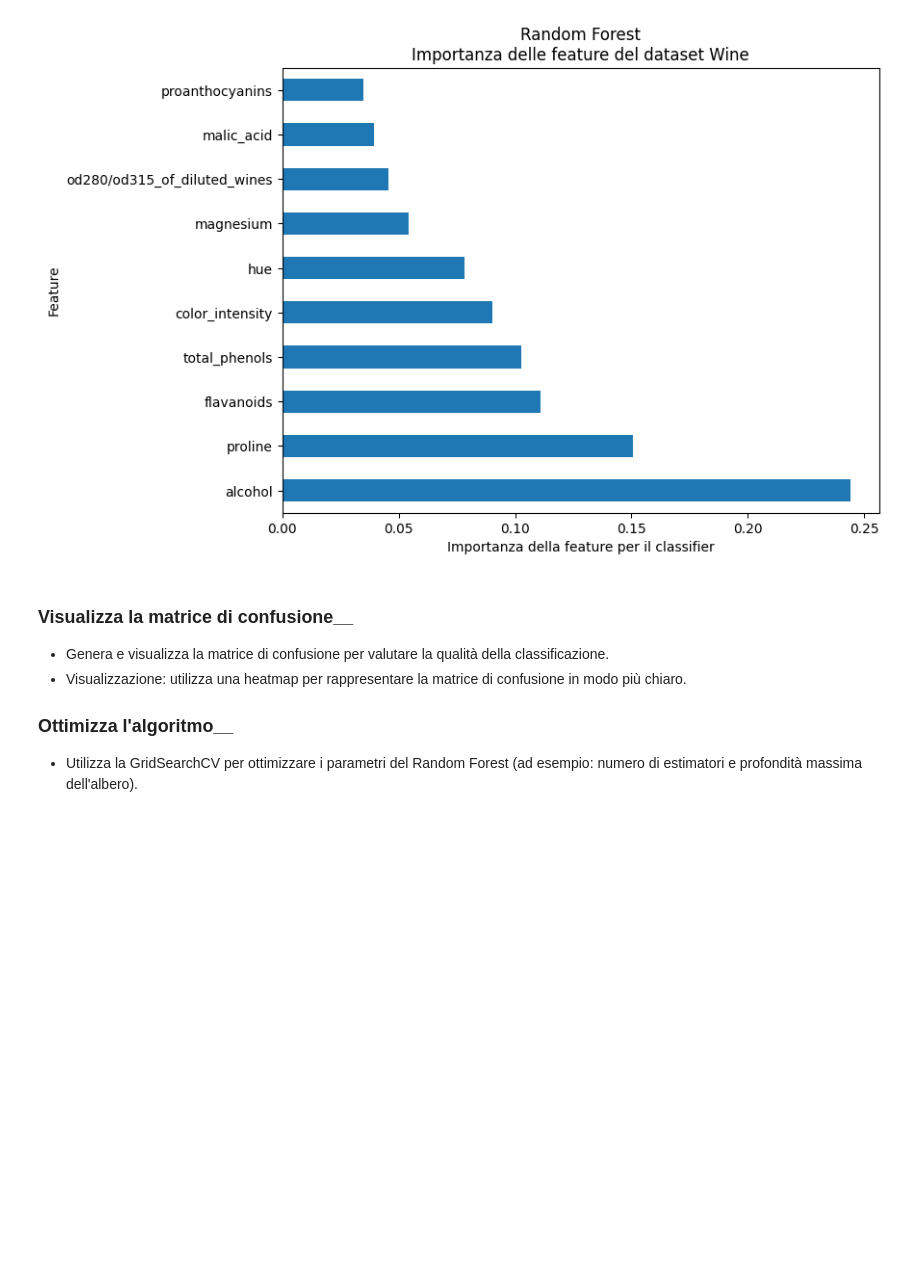
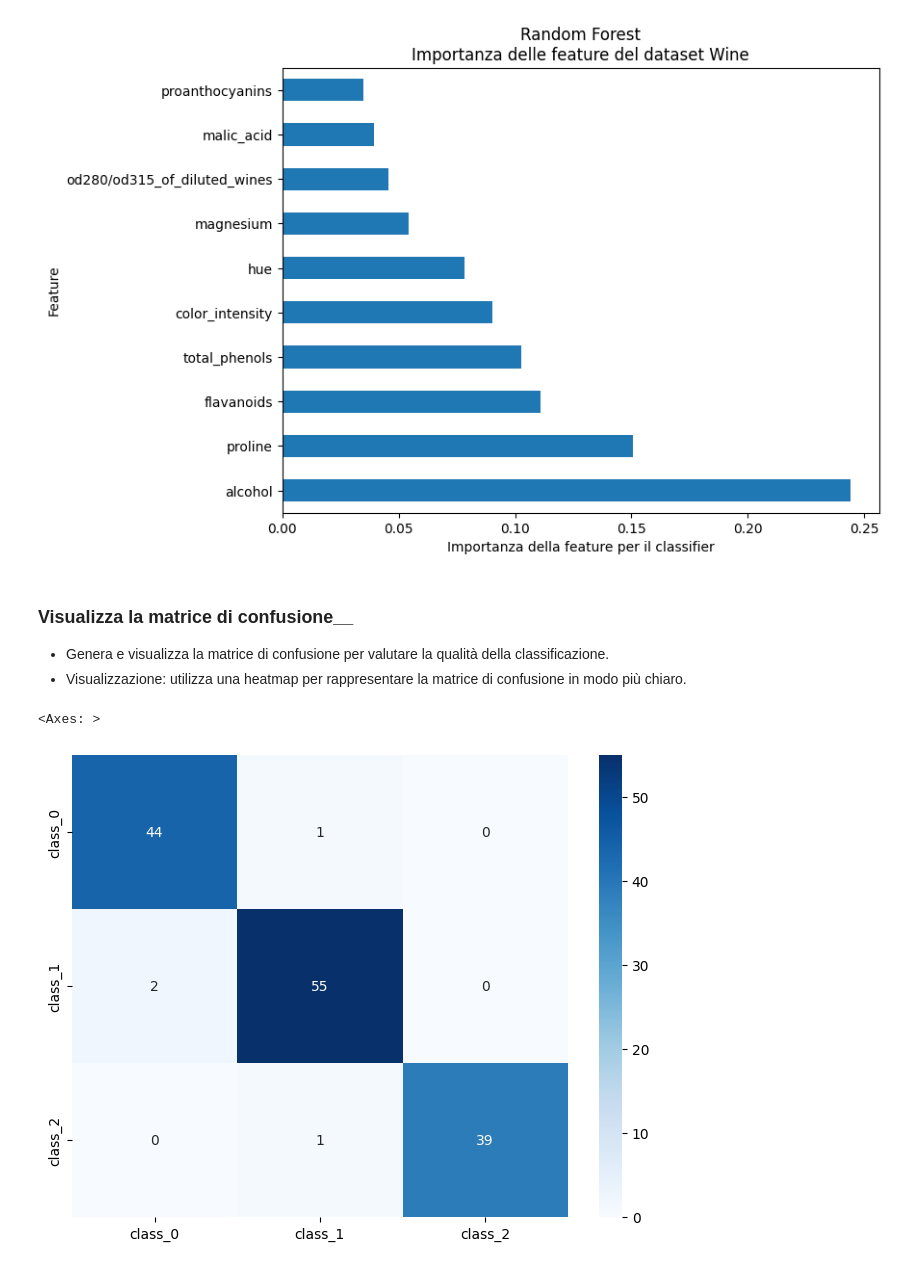
Before and after one commit to AlessioGFerraioli/esercizi, a Jupyter notebook: 2024.11.26/es_wine_scikit2.ipynb, the cells around one changed output. Cells and saved outputs as stored; diff of their text form; code cells hidden in the pictures; blank space fills up the shorter version.

```diff
--- a/2024.11.26/es_wine_scikit2.ipynb
+++ b/2024.11.26/es_wine_scikit2.ipynb
@@ -146,7 +146,12 @@ X_test, X_train, y_test, y_train = train_test_split(X_scaled, y, test_size=0.2,
    - Utilizza un modello RandomForestClassifier per la classificazione.
 # %%
 # create RandomForestClassifier model
-model = RandomForestClassifier(n_estimators=100, max_depth=None, random_state=420)
+n_estimators = 100
+max_depth = None
+random_state = 420
+model = RandomForestClassifier(n_estimators=n_estimators,
+                               max_depth=max_depth,
+                               random_state=random_state)
 
 # train model
 model.fit(X_train, y_train)
@@ -202,6 +207,15 @@ fig.savefig('RandomForest_wine_feature_importances.png')
 ### Visualizza la matrice di confusione__
    - Genera e visualizza la matrice di confusione per valutare la qualità della classificazione.
    - Visualizzazione: utilizza una heatmap per rappresentare la matrice di confusione in modo più chiaro.
-### Ottimizza l'algoritmo__
-   - Utilizza la GridSearchCV per ottimizzare i parametri del Random Forest (ad esempio: numero di estimatori e
-    profondità massima dell'albero).
+# %%
+# genera la matrice di confusione
+
+conf_matrix = confusion_matrix(y_test, predictions)
+df_conf_matrix = pd.DataFrame(conf_matrix, columns=wine.target_names, index=wine.target_names)
+
+fig, ax = plt.subplots(figsize=(8, 6))
+ax.set_title(f"Confusion Matrix\nRandom Forest Classifier on Wine dataset\nn_estimators:{n_estimators}")
+sns.heatmap(df_conf_matrix, annot=True, fmt='g', cmap='Blues', ax=ax)
+# %% [output]
+<Axes: >
+[figure, added]
```
Also changed, not shown: parts of 4 cells of this notebook, 1 other file.
